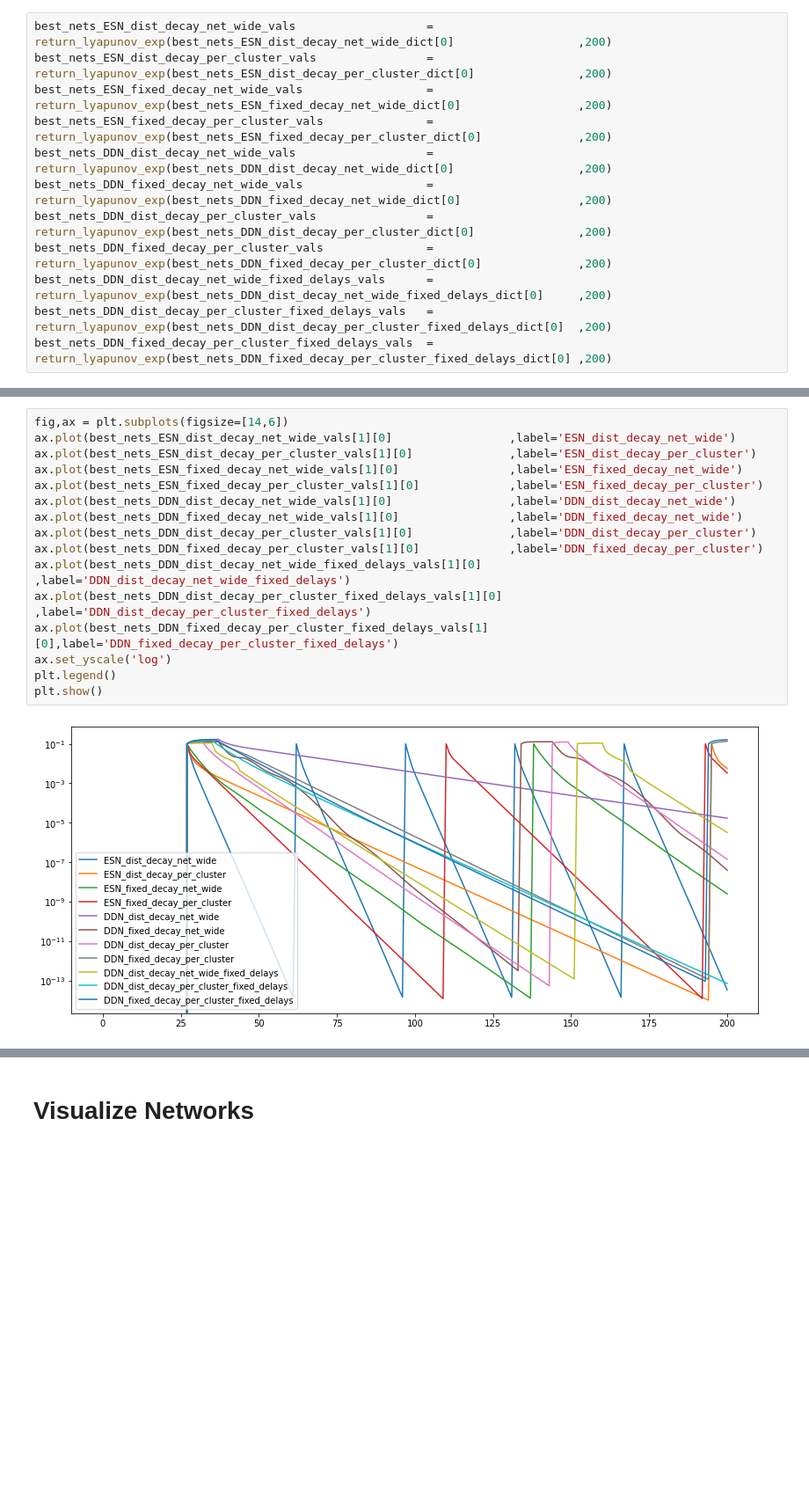
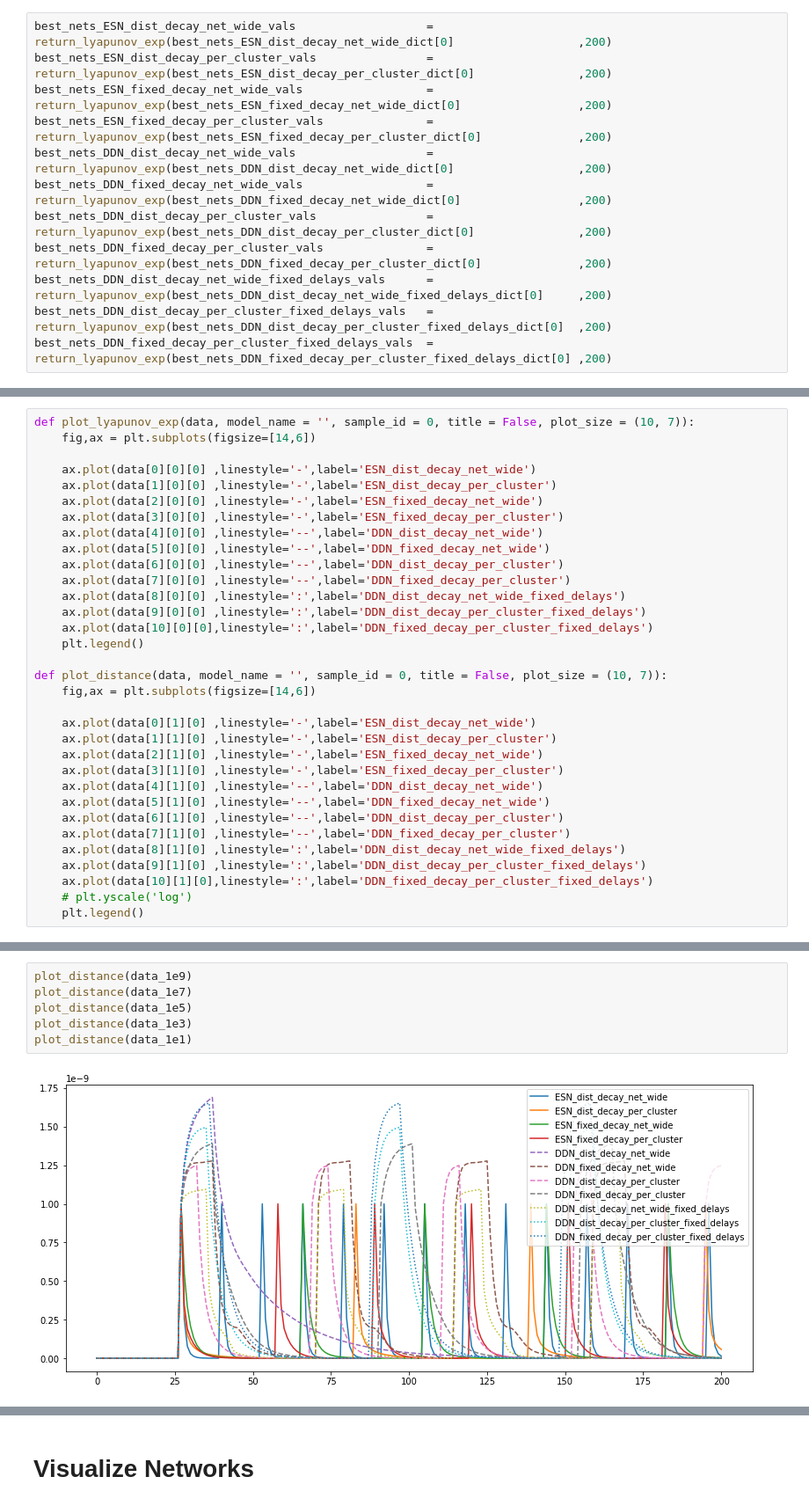
Before and after one commit to Nishant-codex/DDN-public, a Jupyter notebook: DDN_example.ipynb, the cells around one changed output, grey strips where cells are left out. Shown at 88% size. Drawn from its saved outputs; the diff is of its cells as text; blank space fills up the shorter version.

```diff
--- a/DDN_example.ipynb
+++ b/DDN_example.ipynb
@@ -753 +774,34 @@ best_nets_DDN_fixed_decay_per_cluster_fixed_delays_vals  = return_lyapunov_exp(b
+# %%
+def plot_lyapunov_exp(data, model_name = '', sample_id = 0, title = False, plot_size = (10, 7)):
+    fig,ax = plt.subplots(figsize=[14,6])
+
+    ax.plot(data[0][0][0] ,linestyle='-',label='ESN_dist_decay_net_wide')
+    ax.plot(data[1][0][0] ,linestyle='-',label='ESN_dist_decay_per_cluster')
+    ax.plot(data[2][0][0] ,linestyle='-',label='ESN_fixed_decay_net_wide')
+    ax.plot(data[3][0][0] ,linestyle='-',label='ESN_fixed_decay_per_cluster')
+    ax.plot(data[4][0][0] ,linestyle='--',label='DDN_dist_decay_net_wide')
+    ax.plot(data[5][0][0] ,linestyle='--',label='DDN_fixed_decay_net_wide')
+    ax.plot(data[6][0][0] ,linestyle='--',label='DDN_dist_decay_per_cluster')
+    ax.plot(data[7][0][0] ,linestyle='--',label='DDN_fixed_decay_per_cluster')
+    ax.plot(data[8][0][0] ,linestyle=':',label='DDN_dist_decay_net_wide_fixed_delays')
+    ax.plot(data[9][0][0] ,linestyle=':',label='DDN_dist_decay_per_cluster_fixed_delays')
+    ax.plot(data[10][0][0],linestyle=':',label='DDN_fixed_decay_per_cluster_fixed_delays')
+    plt.legend()
+
+def plot_distance(data, model_name = '', sample_id = 0, title = False, plot_size = (10, 7)):
+    fig,ax = plt.subplots(figsize=[14,6])
+
+    ax.plot(data[0][1][0] ,linestyle='-',label='ESN_dist_decay_net_wide')
+    ax.plot(data[1][1][0] ,linestyle='-',label='ESN_dist_decay_per_cluster')
+    ax.plot(data[2][1][0] ,linestyle='-',label='ESN_fixed_decay_net_wide')
+    ax.plot(data[3][1][0] ,linestyle='-',label='ESN_fixed_decay_per_cluster')
+    ax.plot(data[4][1][0] ,linestyle='--',label='DDN_dist_decay_net_wide')
+    ax.plot(data[5][1][0] ,linestyle='--',label='DDN_fixed_decay_net_wide')
+    ax.plot(data[6][1][0] ,linestyle='--',label='DDN_dist_decay_per_cluster')
+    ax.plot(data[7][1][0] ,linestyle='--',label='DDN_fixed_decay_per_cluster')
+    ax.plot(data[8][1][0] ,linestyle=':',label='DDN_dist_decay_net_wide_fixed_delays')
+    ax.plot(data[9][1][0] ,linestyle=':',label='DDN_dist_decay_per_cluster_fixed_delays')
+    ax.plot(data[10][1][0],linestyle=':',label='DDN_fixed_decay_per_cluster_fixed_delays')
+    # plt.yscale('log')
+    plt.legend()
 # %%
@@ -772,18 +819,8 @@ plt.legend()
-# %%
-fig,ax = plt.subplots(figsize=[14,6])
-ax.plot(best_nets_ESN_dist_decay_net_wide_vals[1][0]                 ,label='ESN_dist_decay_net_wide')
-ax.plot(best_nets_ESN_dist_decay_per_cluster_vals[1][0]              ,label='ESN_dist_decay_per_cluster')
-ax.plot(best_nets_ESN_fixed_decay_net_wide_vals[1][0]                ,label='ESN_fixed_decay_net_wide')
-ax.plot(best_nets_ESN_fixed_decay_per_cluster_vals[1][0]             ,label='ESN_fixed_decay_per_cluster')
-ax.plot(best_nets_DDN_dist_decay_net_wide_vals[1][0]                 ,label='DDN_dist_decay_net_wide')
-ax.plot(best_nets_DDN_fixed_decay_net_wide_vals[1][0]                ,label='DDN_fixed_decay_net_wide')
-ax.plot(best_nets_DDN_dist_decay_per_cluster_vals[1][0]              ,label='DDN_dist_decay_per_cluster')
-ax.plot(best_nets_DDN_fixed_decay_per_cluster_vals[1][0]             ,label='DDN_fixed_decay_per_cluster')
-ax.plot(best_nets_DDN_dist_decay_net_wide_fixed_delays_vals[1][0]    ,label='DDN_dist_decay_net_wide_fixed_delays')
-ax.plot(best_nets_DDN_dist_decay_per_cluster_fixed_delays_vals[1][0] ,label='DDN_dist_decay_per_cluster_fixed_delays')
-ax.plot(best_nets_DDN_fixed_decay_per_cluster_fixed_delays_vals[1][0],label='DDN_fixed_decay_per_cluster_fixed_delays')
-ax.set_yscale('log')
-plt.legend()
-plt.show()
-# %% [output]
-[figure, removed]
+# %%
+plot_distance(data_1e9)
+plot_distance(data_1e7)
+plot_distance(data_1e5)
+plot_distance(data_1e3)
+plot_distance(data_1e1)
+# %% [output]
+[figure, added]
```
Also changed, not shown: parts of 8 cells of this notebook.
